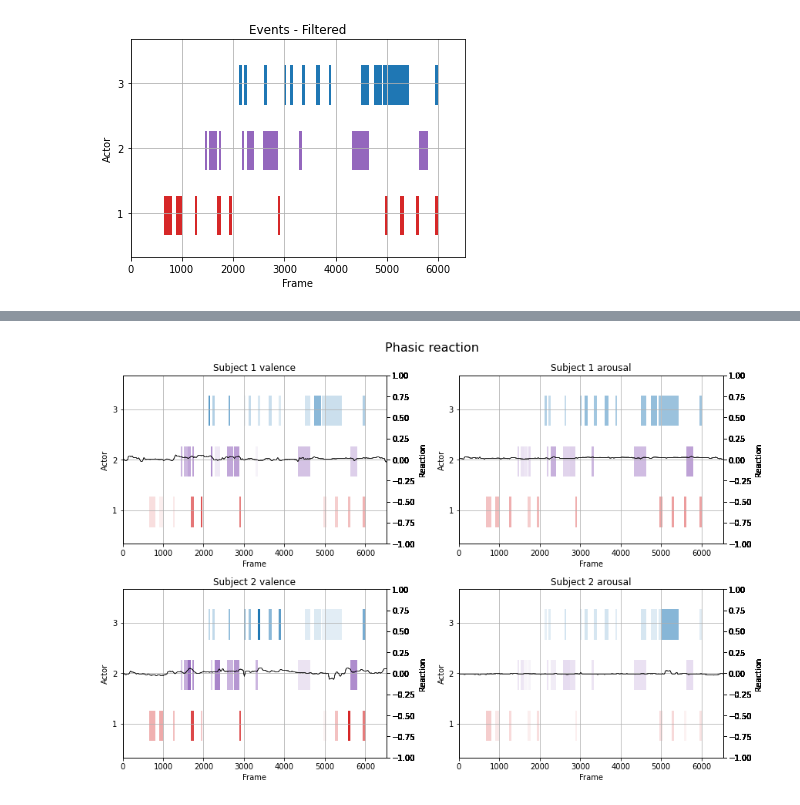
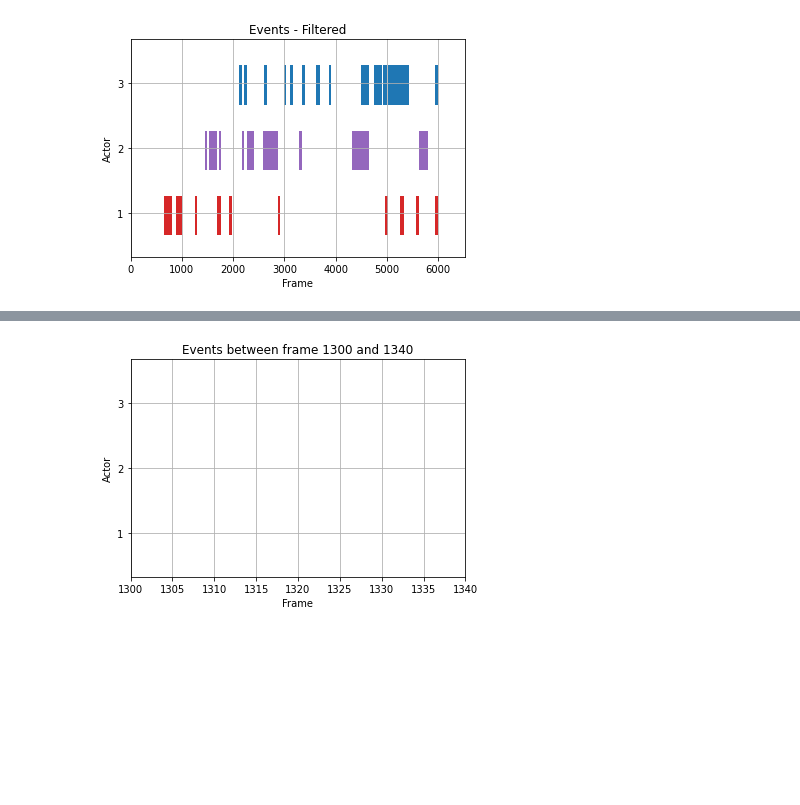
Before and after one commit to EltonCN/Emotion-estimation-applied-to-storytelling-reaction, a Jupyter notebook: analysis.ipynb, the cells around one changed output, grey strips where cells are left out. Saved outputs shown, nothing was run; the diff lists cells and outputs as text; code cells hidden in the pictures; blank space fills up the shorter version.

```diff
--- a/analysis.ipynb
+++ b/analysis.ipynb
@@ -496,63 +649,56 @@ fig.savefig("Results/Tonic reaction.png", facecolor='white', transparent=False )
 # %%
-valence_phasic = [[],[]]
-arousal_phasic = [[],[]]
-for event_id in data["event"]:
-    for i in range(2):
-        valence_phasic[i].append(data["event"][event_id]["phasic_reaction"][i]["valence"])
-        arousal_phasic[i].append(data["event"][event_id]["phasic_reaction"][i]["arousal"])
-max_reaction = max(np.max(valence_phasic), np.max(arousal_phasic))
+# Plot events in subject 1 valence biggest peak region
 
-fig, ax = plt.subplots(2, 2, constrained_layout=True, figsize=(12,8))
-for i in range(2): #subject
-    for j in range(2): #dimension
+fig, ax = plt.subplots()
 
-        dimension = ["valence", "arousal"][j]
+plt.title("Events between frame 1300 and 1340")
 
-        ax[i][j].set_title("Subject "+str(i+1) + " " + dimension)
+ax.set_xlabel('Frame')
+ax.set_ylabel('Actor')
 
-        ax[i][j].set_xlabel('Frame')
-        ax[i][j].set_ylabel('Actor')
-
-        ax[i][j].set_ylim(0, 50)
-        ax[i][j].set_xlim(0, last_frame)
-
-        ax[i][j].set_yticks([10, 25, 40])
-        ax[i][j].set_yticklabels(['1', '2', '3'])
+ax.set_ylim(0, 50)
+ax.set_xlim(1300, 1340)
 
 
-        ax[i][j].grid(True)
-
-        for event_id in data["event"]:
-            event = data["event"][event_id]
-
-            if event["actor_id"] == 0:
-                line_range = (5,9)
-                color = "red"
-            elif event["actor_id"] == 1:
-                line_range = (20,9)
-                color = "purple"
-            else:
-                line_range = (35,9)
-                color = "blue"
-
-            start = event["start"]
-            duration = event["end"]-start
-
-            alpha = abs(event["phasic_reaction"][i][dimension])/max_reaction
-
-            ax2 = ax[i][j].twinx()
-
-            ax2.plot(data["frame"], data[dimension+"_smoothed"][i]/10, alpha=0.1, color="black", linewidth=0.5)
-            ax2.set_ylabel("Reaction")
-
-            ax2.set_ylim(-1,1)
-
-            ax[i][j].broken_barh([(start, duration)], line_range, facecolors=('tab:'+color), alpha=max(alpha, 0.05))
+ax.set_yticks([10, 25, 40])
+ax.set_yticklabels(['1', '2', '3'])
 
 
-fig.suptitle("Phasic reaction", fontsize=16)
+ax.grid(True)
+
+text_up = [False, False, False]
+
+for event_id in data["event"]:
+    event = data["event"][event_id]
+
+
+
+    if event["actor_id"] == 0:
+        line_range = (5,9)
+        color = "red"
+    elif event["actor_id"] == 1:
+        line_range = (20,9)
+        color = "purple"
+    else:
+        line_range = (35,9)
+        color = "blue"
+
+    start = event["start"]
+    duration = event["end"]-start
+
+    ax.broken_barh([(start, duration)], line_range, facecolors=('tab:'+color))
+
+    text_position = line_range[0]-2.5
+
+    if text_up[event["actor_id"]]:
+        text_position += 10
+
+    #plt.text(start+(duration/2), text_position, event["action"][0], rotation=0, size=10)
+
+    text_up[event["actor_id"]] = not text_up[event["actor_id"]]
+
 
 plt.show()
-fig.savefig("Results/Phasic reaction.png", facecolor='white', transparent=False )
+fig.savefig("Results/Events between frame 1300 and 1340.png", facecolor='white', transparent=False )
 # %% [output]
-[figure, old version]
+[figure, new version]
```
Also changed, not shown: parts of 30 cells of this notebook, 17 other files.
